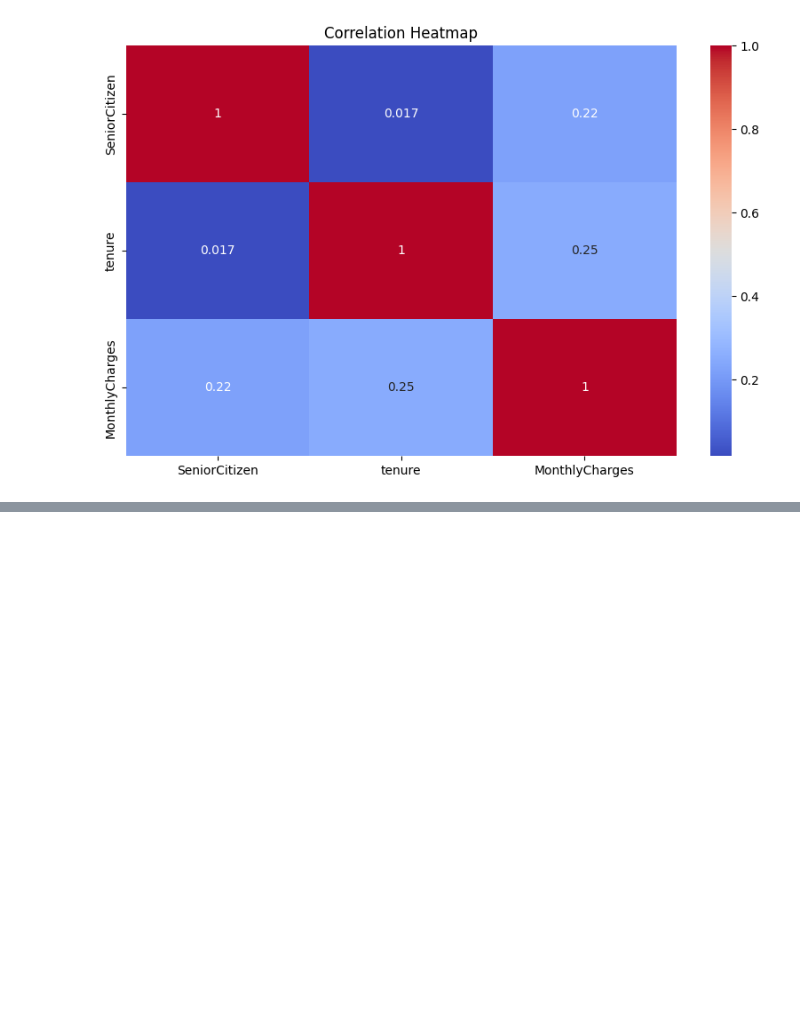
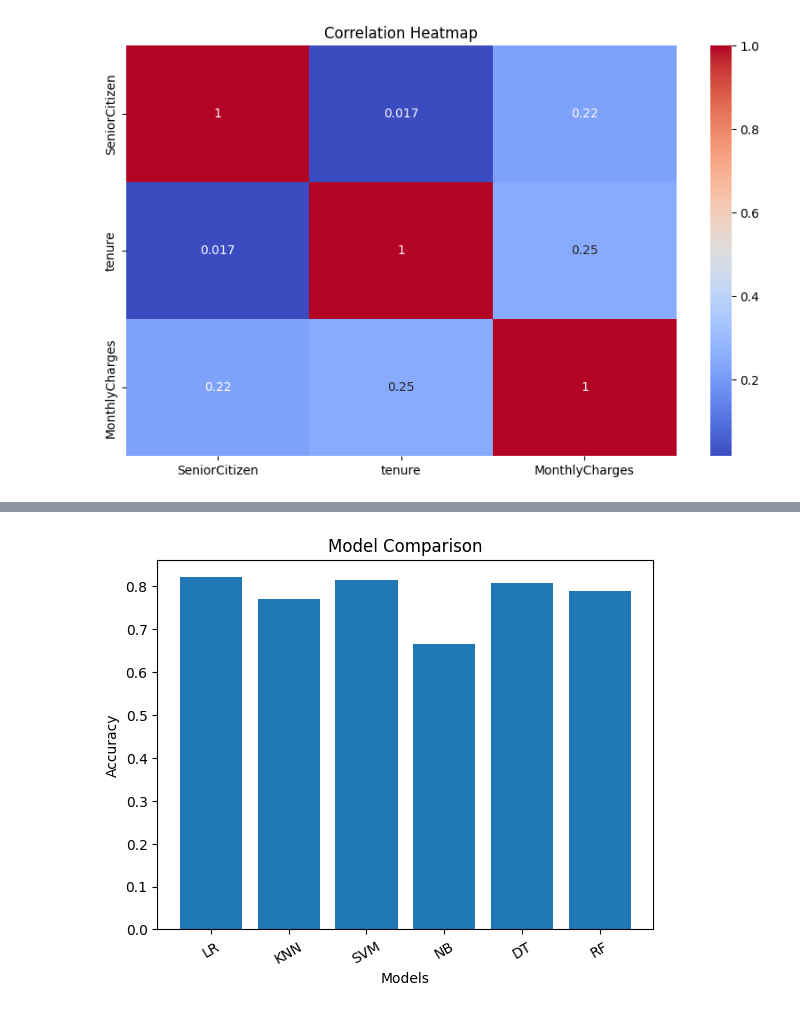
Before and after one commit to vaishnavigiri1210/Internship, a Jupyter notebook: Machine Learning/week 21/pre-project_task_1.ipynb, the cells around one changed output, grey strips where cells are left out. Drawn from its saved outputs; the diff is of its cells as text; code cells hidden in the pictures; blank space fills up the shorter version.

```diff
--- a/Machine Learning/week 21/pre-project_task.ipynb
+++ b/Machine Learning/week 21/pre-project_task_1.ipynb
@@ -188,0 +378,13 @@ plt.show()
+# %%
+from sklearn.tree import DecisionTreeClassifier
+
+dt = DecisionTreeClassifier(max_depth=5)
+dt.fit(X_train, y_train)
+
+y_pred_dt = dt.predict(X_test)
+accuracy_dt = accuracy_score(y_test, y_pred_dt)
+
+print("accuracy:", accuracy_dt)
+
+print(confusion_matrix(y_test, y_pred_dt))
+print(classification_report(y_test, y_pred_dt))
@@ -188,0 +403,13 @@ plt.show()
+# %%
+from sklearn.ensemble import RandomForestClassifier
+
+rf = RandomForestClassifier(n_estimators=100, random_state=42)
+rf.fit(X_train, y_train)
+
+y_pred_rf = rf.predict(X_test)
+accuracy_rf = accuracy_score(y_test, y_pred_rf)
+
+print("accuracy:", accuracy_rf)
+
+print(confusion_matrix(y_test, y_pred_rf))
+print(classification_report(y_test, y_pred_rf))
@@ -188,0 +428,12 @@ plt.show()
+# %%
+results = {
+    "LR": accuracy_lr,
+    "KNN": accuracy_knn,
+    "SVM": accuracy_svm,
+    "NB": accuracy_nb,
+    "DT": accuracy_dt,
+    "RF": accuracy_rf
+}
+
+for k, v in results.items():
+    print(k, ":", v)
@@ -188,0 +477,9 @@ plt.show()
+# %%
+plt.bar(list(results.keys()), list(results.values()))
+plt.title("Model Comparison")
+plt.xlabel("Models")
+plt.ylabel("Accuracy")
+plt.xticks(rotation=30)
+plt.show()
+# %% [output]
+[figure, added]
```
Also changed, not shown: parts of 31 cells of this notebook, 4 other files.
